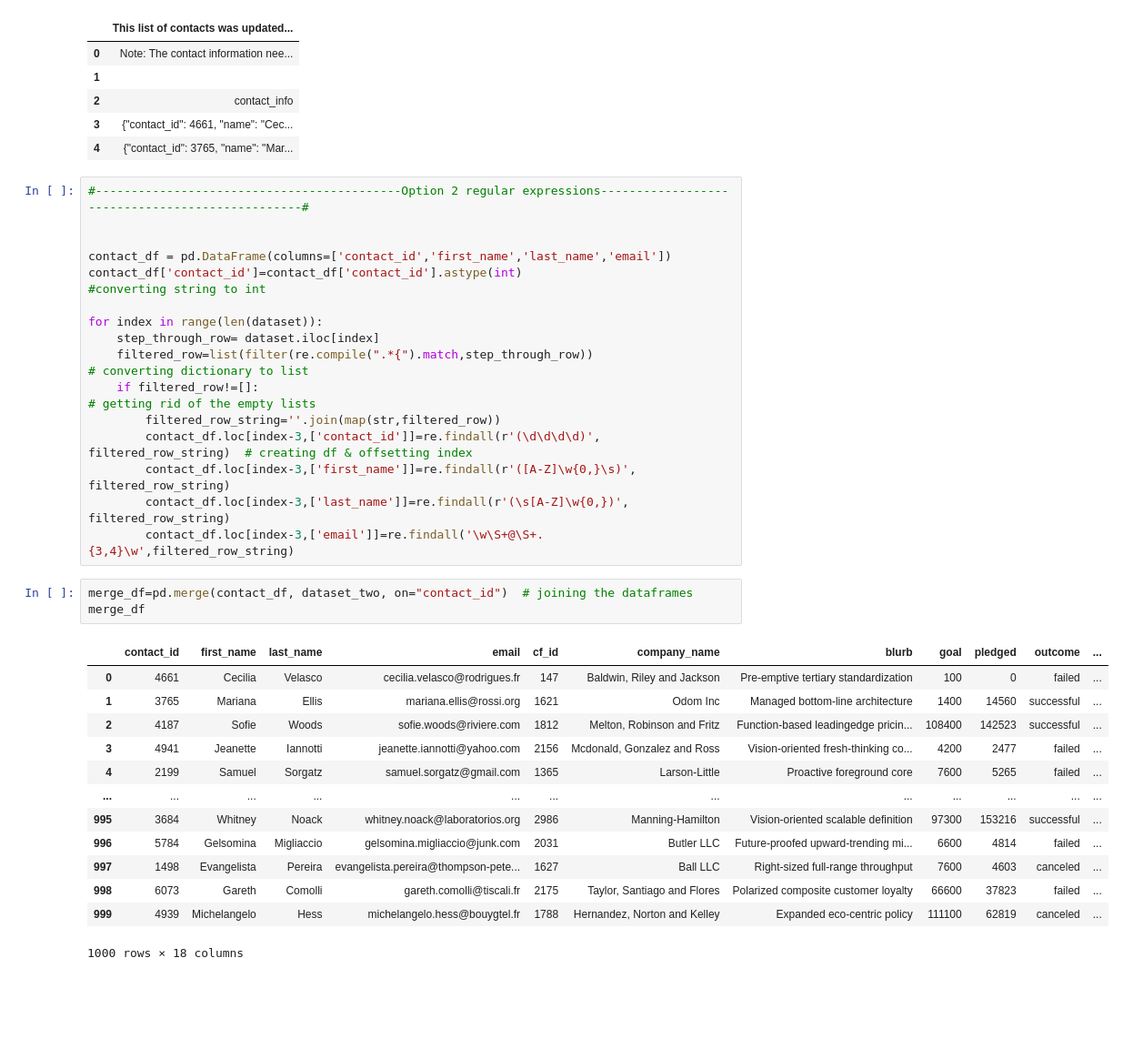
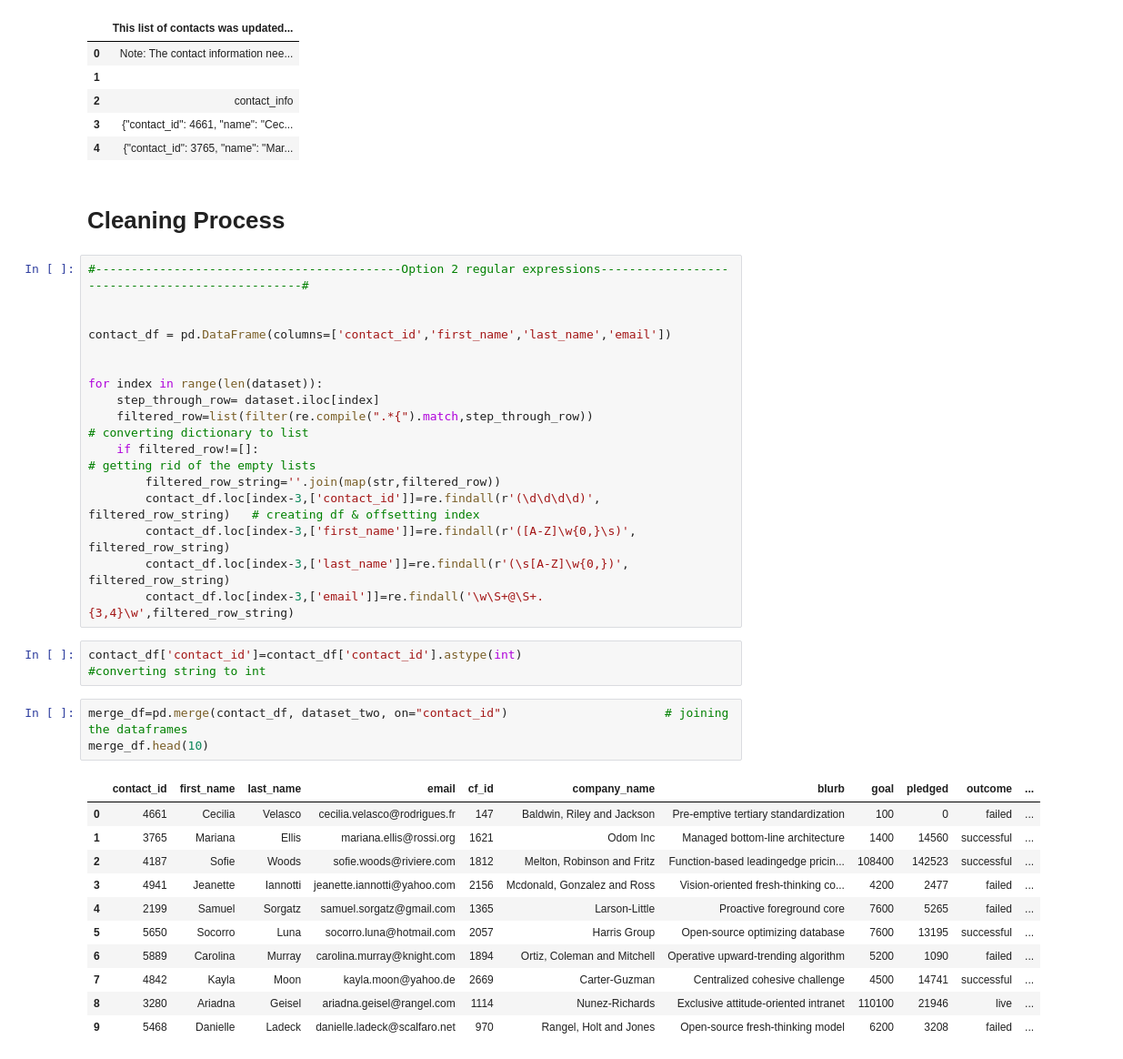
Before and after one commit to inventor-2-developer/Crowdfunding_ETL, a Jupyter notebook: Extracting_Transform_Load_Assignment.ipynb, the cells around one changed output. Shown at 91% size. Cells and saved outputs as stored; diff of their text form; blank space fills up the shorter version.

```diff
--- a/Extracting_Transform_Load_Assignment.ipynb
+++ b/Extracting_Transform_Load_Assignment.ipynb
@@ -16,36 +16,38 @@ dataset.head()
 | 2 | contact_info |
 | 3 | {"contact_id": 4661, "name": "Cec... |
 | 4 | {"contact_id": 3765, "name": "Mar... |
+# %% [markdown]
+# Cleaning Process
 # %%
 #-------------------------------------------Option 2 regular expressions------------------------------------------------#
 
 
 contact_df = pd.DataFrame(columns=['contact_id','first_name','last_name','email'])
-contact_df['contact_id']=contact_df['contact_id'].astype(int)                                   #converting string to int
+
 
 for index in range(len(dataset)):
     step_through_row= dataset.iloc[index]
     filtered_row=list(filter(re.compile(".*{").match,step_through_row))                         # converting dictionary to list
     if filtered_row!=[]:                                                                        # getting rid of the empty lists
         filtered_row_string=''.join(map(str,filtered_row))
-        contact_df.loc[index-3,['contact_id']]=re.findall(r'(\d\d\d\d)', filtered_row_string)  # creating df & offsetting index
+        contact_df.loc[index-3,['contact_id']]=re.findall(r'(\d\d\d\d)', filtered_row_string)   # creating df & offsetting index
         contact_df.loc[index-3,['first_name']]=re.findall(r'([A-Z]\w{0,}\s)', filtered_row_string)
         contact_df.loc[index-3,['last_name']]=re.findall(r'(\s[A-Z]\w{0,})', filtered_row_string)
         contact_df.loc[index-3,['email']]=re.findall('\w\S+@\S+.{3,4}\w',filtered_row_string)
+# %%
+contact_df['contact_id']=contact_df['contact_id'].astype(int)                   #converting string to int
 # %%
-merge_df=pd.merge(contact_df, dataset_two, on="contact_id")  # joining the dataframes
-merge_df
+merge_df=pd.merge(contact_df, dataset_two, on="contact_id")                      # joining the dataframes
+merge_df.head(10)
 # %% [output]
 |  | contact_id | first_name | last_name | email | cf_id | company_name | blurb | goal | pledged | outcome | ... |
 | 0 | 4661 | Cecilia | Velasco | cecilia.velasco@rodrigues.fr | 147 | Baldwin, Riley and Jackson | Pre-emptive tertiary standardization | 100 | 0 | failed | ... |
 | 1 | 3765 | Mariana | Ellis | mariana.ellis@rossi.org | 1621 | Odom Inc | Managed bottom-line architecture | 1400 | 14560 | successful | ... |
 | 2 | 4187 | Sofie | Woods | sofie.woods@riviere.com | 1812 | Melton, Robinson and Fritz | Function-based leadingedge pricin... | 108400 | 142523 | successful | ... |
 | 3 | 4941 | Jeanette | Iannotti | jeanette.iannotti@yahoo.com | 2156 | Mcdonald, Gonzalez and Ross | Vision-oriented fresh-thinking co... | 4200 | 2477 | failed | ... |
 | 4 | 2199 | Samuel | Sorgatz | samuel.sorgatz@gmail.com | 1365 | Larson-Little | Proactive foreground core | 7600 | 5265 | failed | ... |
-| ... | ... | ... | ... | ... | ... | ... | ... | ... | ... | ... | ... |
-| 995 | 3684 | Whitney | Noack | whitney.noack@laboratorios.org | 2986 | Manning-Hamilton | Vision-oriented scalable definition | 97300 | 153216 | successful | ... |
-| 996 | 5784 | Gelsomina | Migliaccio | gelsomina.migliaccio@junk.com | 2031 | Butler LLC | Future-proofed upward-trending mi... | 6600 | 4814 | failed | ... |
-| 997 | 1498 | Evangelista | Pereira | evangelista.pereira@thompson-pete... | 1627 | Ball LLC | Right-sized full-range throughput | 7600 | 4603 | canceled | ... |
-| 998 | 6073 | Gareth | Comolli | gareth.comolli@tiscali.fr | 2175 | Taylor, Santiago and Flores | Polarized composite customer loyalty | 66600 | 37823 | failed | ... |
-| 999 | 4939 | Michelangelo | Hess | michelangelo.hess@bouygtel.fr | 1788 | Hernandez, Norton and Kelley | Expanded eco-centric policy | 111100 | 62819 | canceled | ... |
+| 5 | 5650 | Socorro | Luna | socorro.luna@hotmail.com | 2057 | Harris Group | Open-source optimizing database | 7600 | 13195 | successful | ... |
+| 6 | 5889 | Carolina | Murray | carolina.murray@knight.com | 1894 | Ortiz, Coleman and Mitchell | Operative upward-trending algorithm | 5200 | 1090 | failed | ... |
+| 7 | 4842 | Kayla | Moon | kayla.moon@yahoo.de | 2669 | Carter-Guzman | Centralized cohesive challenge | 4500 | 14741 | successful | ... |
+| 8 | 3280 | Ariadna | Geisel | ariadna.geisel@rangel.com | 1114 | Nunez-Richards | Exclusive attitude-oriented intranet | 110100 | 21946 | live | ... |
+| 9 | 5468 | Danielle | Ladeck | danielle.ladeck@scalfaro.net | 970 | Rangel, Holt and Jones | Open-source fresh-thinking model | 6200 | 3208 | failed | ... |
-1000 rows × 18 columns
```
Also changed, not shown: parts of 17 cells of this notebook.
